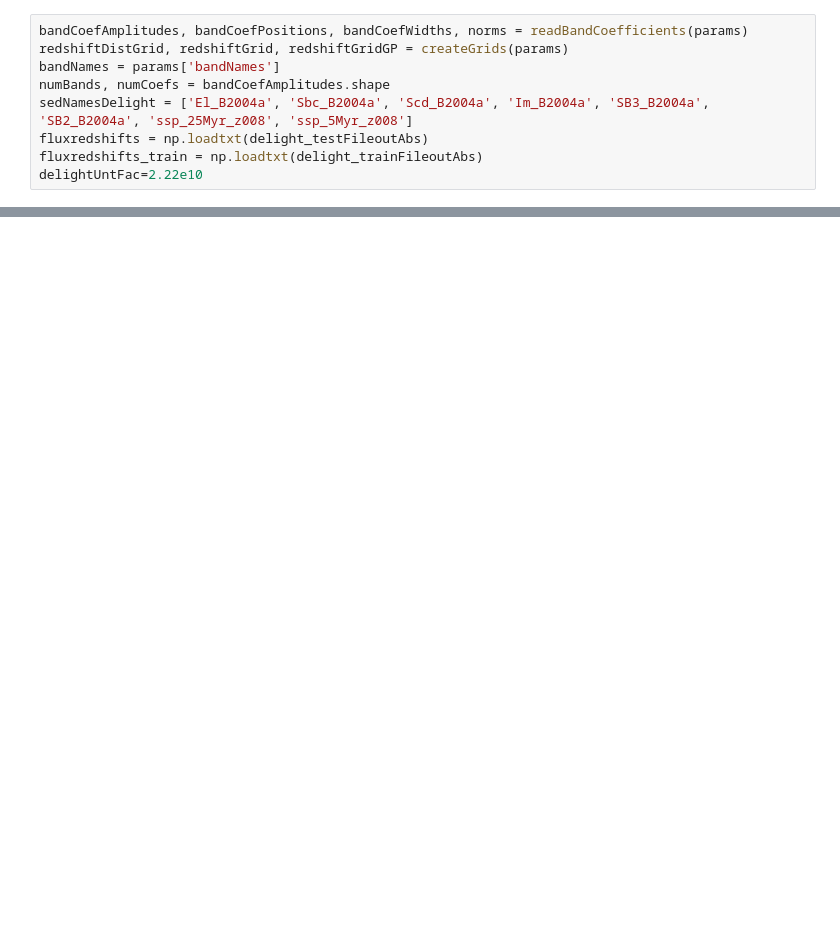
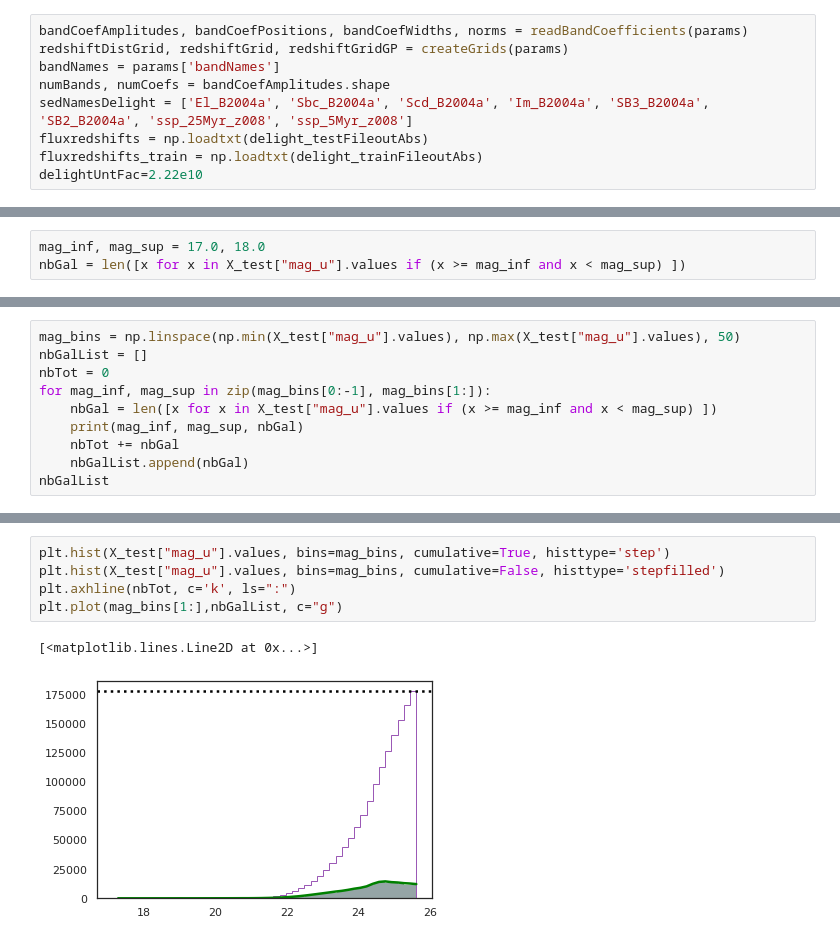
Before and after one commit to sylvielsstfr/Intern2022_PhotoZ, a Jupyter notebook: biasSetupAndTest.ipynb, the cells around one changed output, grey strips where cells are left out. Drawn from its saved outputs; the diff is of its cells as text; blank space fills up the shorter version.

```diff
--- a/biasSetupAndTest.ipynb
+++ b/biasSetupAndTest.ipynb
@@ -64,0 +232,3 @@ ax.legend()
+# %%
+mag_inf, mag_sup = 17.0, 18.0
+nbGal = len([x for x in X_test["mag_u"].values if (x >= mag_inf and x < mag_sup) ])
@@ -64,0 +239,10 @@ ax.legend()
+# %%
+mag_bins = np.linspace(np.min(X_test["mag_u"].values), np.max(X_test["mag_u"].values), 50)
+nbGalList = []
+nbTot = 0
+for mag_inf, mag_sup in zip(mag_bins[0:-1], mag_bins[1:]):
+    nbGal = len([x for x in X_test["mag_u"].values if (x >= mag_inf and x < mag_sup) ])
+    print(mag_inf, mag_sup, nbGal)
+    nbTot += nbGal
+    nbGalList.append(nbGal)
+nbGalList
@@ -64,0 +284,8 @@ ax.legend()
+# %%
+plt.hist(X_test["mag_u"].values, bins=mag_bins, cumulative=True, histtype='step')
+plt.hist(X_test["mag_u"].values, bins=mag_bins, cumulative=False, histtype='stepfilled')
+plt.axhline(nbTot, c='k', ls=":")
+plt.plot(mag_bins[1:],nbGalList, c="g")
+# %% [output]
+[<matplotlib.lines.Line2D at 0x...>]
+[figure, added]
```
Also changed, not shown: parts of 17 cells of this notebook.
